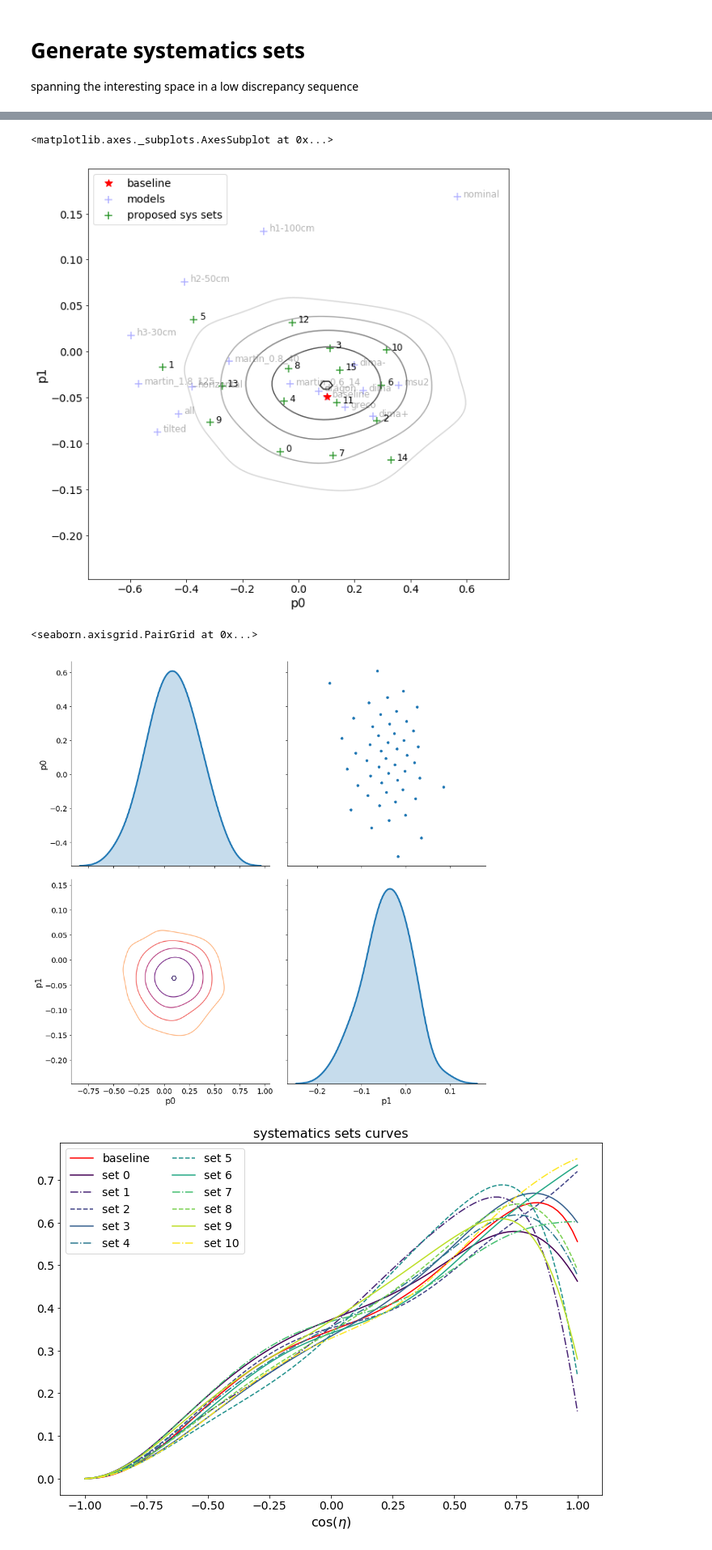
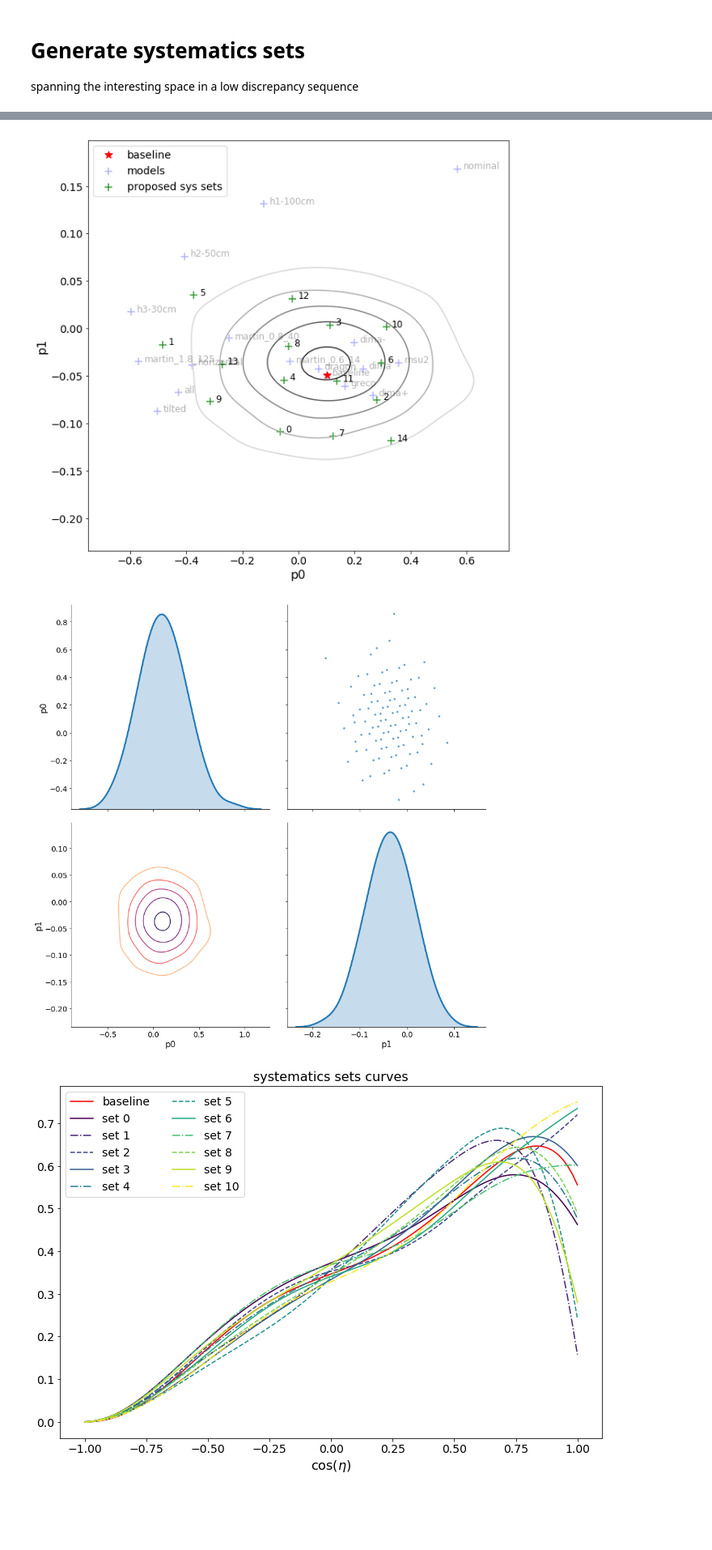
Before and after one commit to icecube/angular_acceptance, a Jupyter notebook: Angular_acceptance.ipynb, the cells around one changed output, grey strips where cells are left out. Shown at 81% size. Saved outputs shown, nothing was run; the diff lists cells and outputs as text; code cells hidden in the pictures; blank space fills up the shorter version.

```diff
--- a/Angular_acceptance.ipynb
+++ b/Angular_acceptance.ipynb
@@ -463,9 +468,0 @@ plt.plot(eta, models['baseline'])
-# %%
-# best point with old fit
-coeffs = [0.355793167591307, -0.08328099092179868, 0.009356988763028413, 1.9926664364470403, -1.0418634958128061, -4.334874306870165, 2.1449340674052806, 4.810474842543728, -1.0540713839822171, -1.9709623396963614, 0.0013336487140552923]
-newf = polynomial.Polynomial(coeffs)
-old_bestfit = newf(eta)
-plt.plot(eta, old_bestfit)
-
-opt = optimize.minimize(fun, x0=np.zeros(out.shape[1]), method='BFGS', args=(old_bestfit))
-opt = optimize.minimize(fun, x0=opt['x'], method='BFGS', args=(old_bestfit))
@@ -474,11 +468,0 @@ opt = optimize.minimize(fun, x0=opt['x'], method='BFGS', args=(old_bestfit))
-# %%
-print(opt['x'])
-coef = angsens_poly(opt['x'])
-newf = polynomial.Polynomial(coef[1:])
-plt.plot(eta, newf(eta), label='closest match')
-coef = angsens_poly(new_params['dima'])
-newf = polynomial.Polynomial(coef[1:])
-plt.plot(eta, newf(eta), label='dima approx')
-plt.plot(eta, old_bestfit, label='old bestfit')
-plt.plot(eta, models['dima'], label='dima', c='r')
-plt.legend()
@@ -497,9 +481,3 @@ best_p['horizontal'] = [-0.378935  ,  -0.0385643]
 #best_p['all_div'] = [0.846887  ,  -0.481283]
 #best_p['tilted_div'] = [0.944486  ,  -0.579109]
 #best_p['horizontal_div'] = [0.881531  ,  -0.438632]
-# %%
-for fit, p in new_params.items():
-    coef = angsens_poly(p)
-    newf = polynomial.Polynomial(coef[1:])
-    plt.plot(eta, newf(eta), label=fit)
-plt.legend()
@@ -613,9 +571,6 @@ g.map_diag(sns.kdeplot, lw=3, shade=True, )
 spanning the interesting space in a low discrepancy sequence
 # %%
 ''' from http://extremelearning.com.au/unreasonable-effectiveness-of-quasirandom-sequences/'''
-
-import numpy as np
-
 # Using the above nested radical formula for g=phi_d
 # or you could just hard-code it.
 # phi(1) = 1.61803398874989484820458683436563
@@ -630,7 +585,7 @@ def phi(d):
 d=2
 
 # number of required points
-n=50
+n=100
 
 g = phi(d)
 alpha = np.zeros(d)
@@ -667,7 +622,7 @@ sample['p1'] = stats.norm.isf(sample['p1'], loc=-0.035, scale=0.05)
 # %%
 fig, ax = plt.subplots(figsize=(10,10))
 
-data = sample[:16]
+data = sample[:15]
 
 
 p = sns.regplot(data=df, x="p0", y="p1", fit_reg=False, marker="+", scatter_kws={'s':100, 'alpha':0.3}, color="blue", ax=ax, label='models')
@@ -685,17 +640,18 @@ plt.plot(df.loc['baseline'][0], df.loc['baseline'][1], '*', c='r', ms=10, label=
 plt.legend()
 
 sns.kdeplot(sample['p0'], sample['p1'], ax=ax, cmap='gray_r', n_levels=5)
+
+plt.savefig('models_scatter.png')
 # %% [output]
-<matplotlib.axes._subplots.AxesSubplot at 0x...>
-[figure, old version]
+[figure, new version]
 # %%
 g = sns.PairGrid(sample, diag_sharey=False, height=6)
 g.map_lower(sns.kdeplot, cmap='magma_r', n_levels=5)
-g.map_upper(sns.scatterplot)
+g.map_upper(sns.scatterplot, size=1, alpha=0.75)
 g.map_diag(sns.kdeplot, lw=3, shade=True, )
+plt.savefig('sys_models_facets.png')
 # %% [output]
-<seaborn.axisgrid.PairGrid at 0x...>
-[figure, old version]
+[figure, new version]
 # %%
 N = 11
 
```
Also changed, not shown: parts of 43 cells of this notebook, 51 other files.
